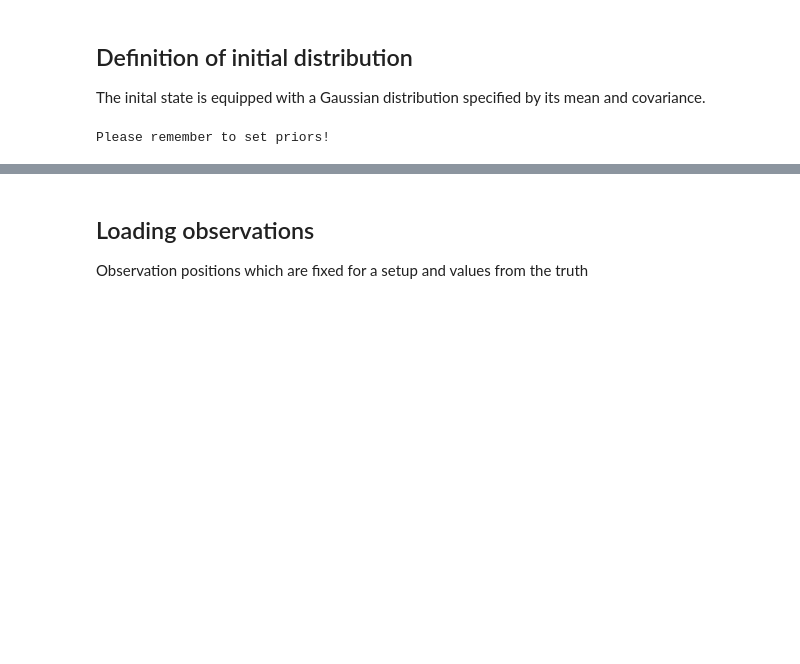
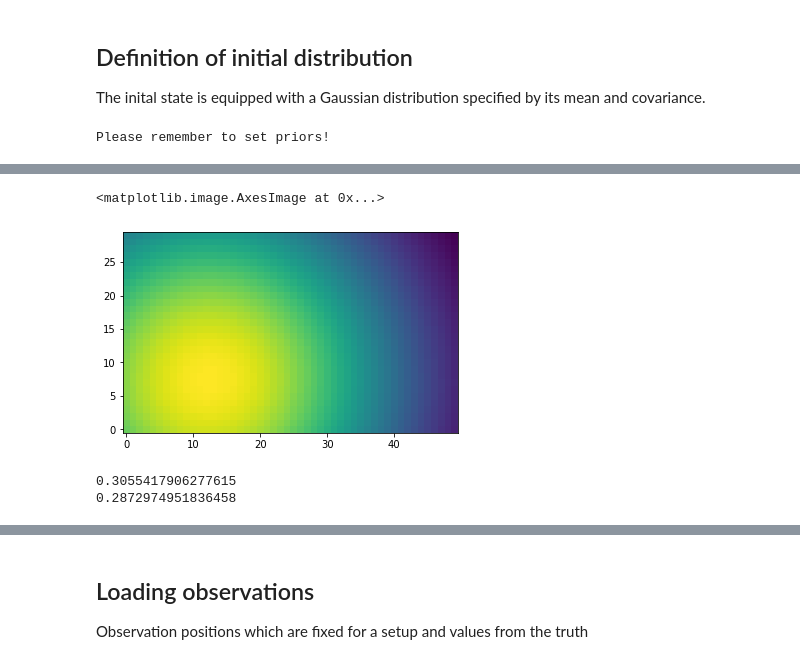
Before and after one commit to FlorianBeiser/advectionDiffusion, a Jupyter notebook: KFiltering.ipynb, the cells around one changed output, grey strips where cells are left out. Cells and saved outputs as stored; diff of their text form; code cells hidden in the pictures; blank space fills up the shorter version.

Commit message:
Debugging... check sampling!

```diff
--- a/KFiltering.ipynb
+++ b/KFiltering.ipynb
@@ -30,0 +31,2 @@ statistics.plot()
+# %%
+prior_sampler = statistics.set_prior(prior_args)
@@ -30,0 +36,21 @@ statistics.plot()
+# %%
+plt.imshow(np.reshape(np.average(prior_sampler.sample(10000),axis=1),(grid.ny, grid.nx)),origin="lower")
+# %% [output]
+<matplotlib.image.AxesImage at 0x...>
+[figure, added]
+# %%
+X = prior_sampler.sample(10000)
+
+idx1 = 0
+idx2 = 25
+
+a = X[idx1,:]
+b = X[idx2,:]
+
+check = np.cov(np.array([a,b]))
+
+print(check[0,1]/check[0,0])
+print(prior_sampler.cov[idx1,idx2])
+# %% [output]
+0.3055417906277615
+0.2872974951836458
```
Also changed, not shown: parts of 6 cells of this notebook, 1 other file.
